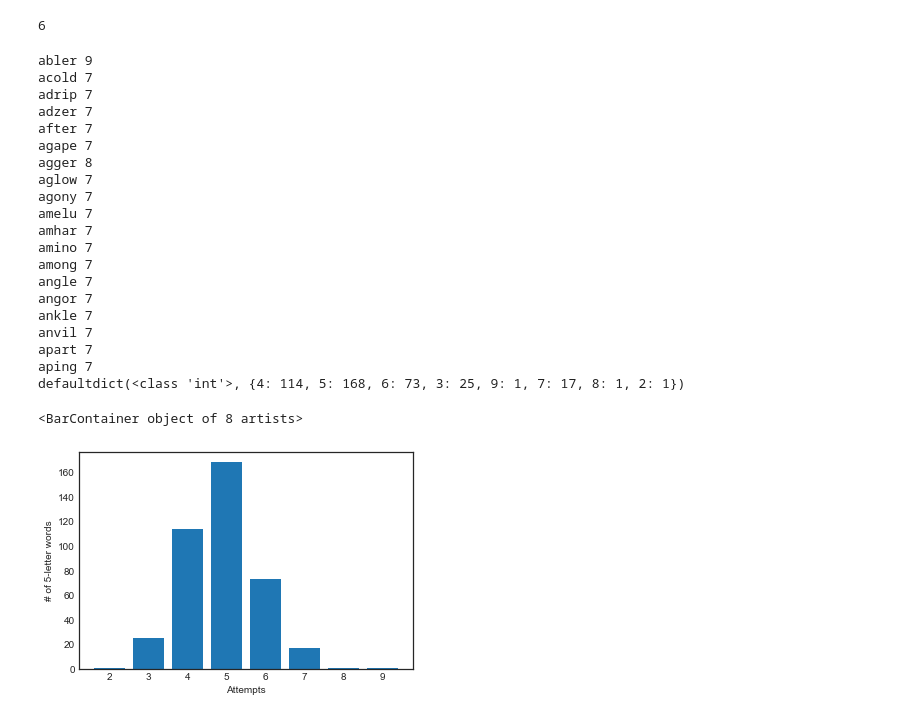
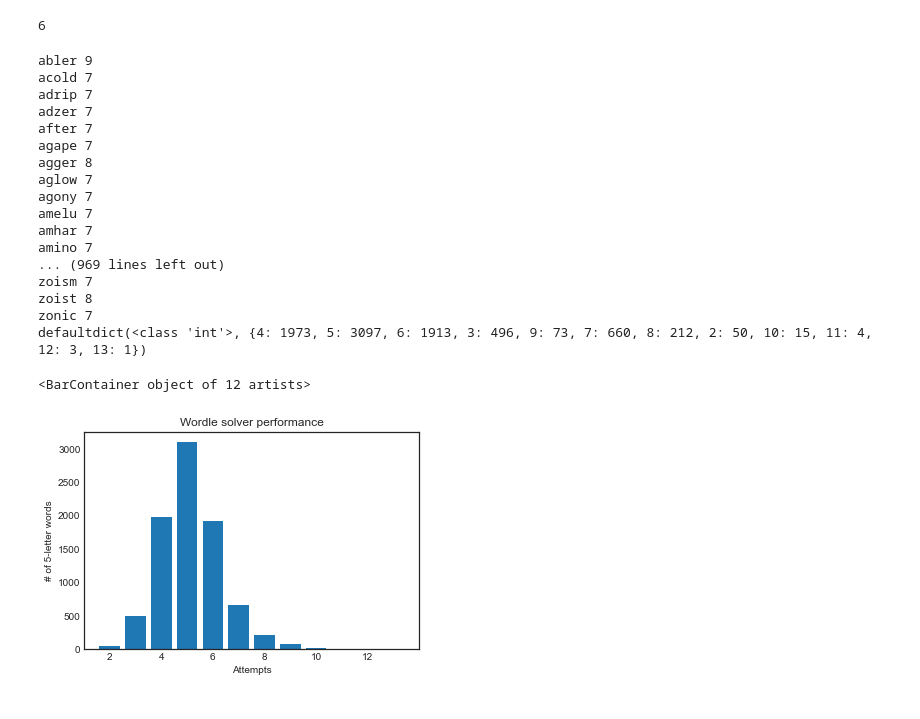
Before and after one commit to isbo/wordle, a Jupyter notebook: wordle.ipynb, the cells around one changed output. Cells and saved outputs as stored; diff of their text form; code cells hidden in the pictures.

```diff
--- a/wordle.ipynb
+++ b/wordle.ipynb
@@ -122,7 +128,7 @@ solve('slump', 'soare')
 start_word = 'soare'
 c = defaultdict(int)
 i = 0
-for word in d[:400]:
+for word in d:
     i += 1
 #    print(word)
     attempts = solve(word, start_word)
@@ -145,21 +151,19 @@ agony 7
 amelu 7
 amhar 7
 amino 7
-among 7
-angle 7
-angor 7
-ankle 7
-anvil 7
-apart 7
-aping 7
-defaultdict(<class 'int'>, {4: 114, 5: 168, 6: 73, 3: 25, 9: 1, 7: 17, 8: 1, 2: 1})
+... (969 lines left out)
+zoism 7
+zoist 8
+zonic 7
+defaultdict(<class 'int'>, {4: 1973, 5: 3097, 6: 1913, 3: 496, 9: 73, 7: 660, 8: 212, 2: 50, 10: 15, 11: 4, 12: 3, 13: 1})
 # %%
 import matplotlib.pyplot as plt
 %matplotlib inline
 plt.style.use('seaborn-white')
+plt.title('Wordle solver performance')
 plt.xlabel('Attempts')
 plt.ylabel('# of 5-letter words')
 plt.bar(c.keys(), c.values())
 # %% [output]
-<BarContainer object of 8 artists>
+<BarContainer object of 12 artists>
-[figure, old version]
+[figure, new version]
```
Also changed, not shown: parts of 5 cells of this notebook.
